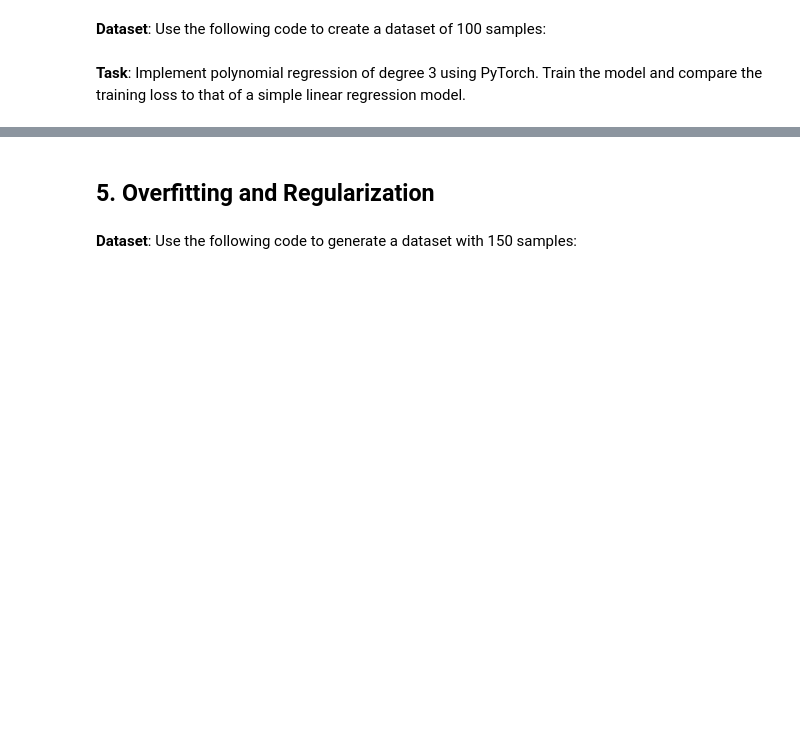
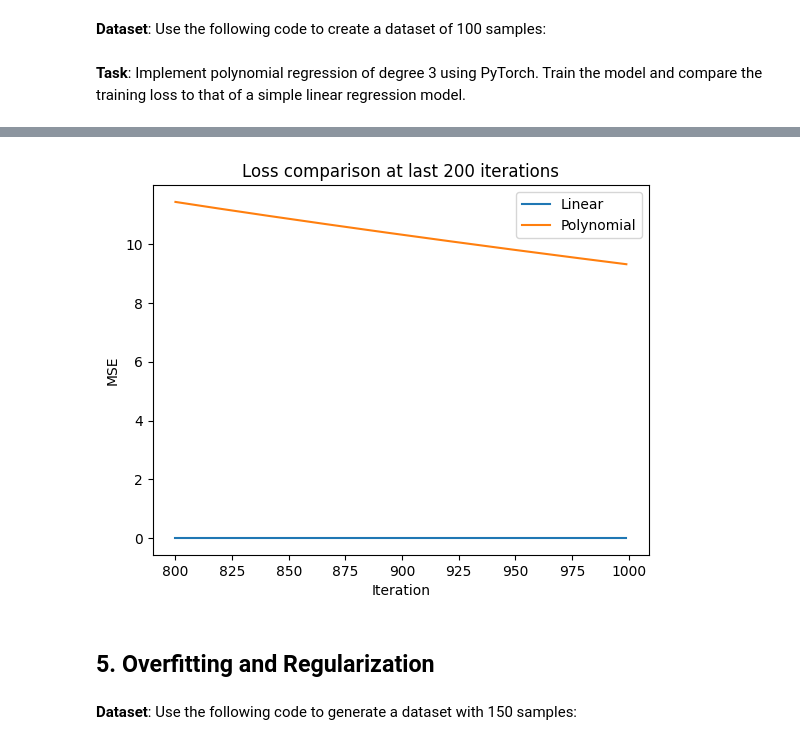
Before and after one commit to mckk12/University, a Jupyter notebook: ML/Homework2/homework_2.ipynb, the cells around one changed output, grey strips where cells are left out. Drawn from its saved outputs; the diff is of its cells as text; code cells hidden in the pictures; blank space fills up the shorter version.

```diff
--- a/ML/Homework2/homework_2.ipynb
+++ b/ML/Homework2/homework_2.ipynb
@@ -238,3 +294,14 @@ polymonialReg(X, y, 0.01, 2)
+# %%
+s = 800
+plt.plot(range(s, 1000), linearConv[s:], label='Linear')
+plt.plot(range(s, 1000), polyConv[s:], label='Polynomial')
+plt.title('Loss comparison at last 200 iterations')
+plt.xlabel('Iteration')
+plt.ylabel('MSE')
+plt.legend()
+plt.show()
+# %% [output]
+[figure, added]
 # %% [markdown]
 ## 5. Overfitting and Regularization
 # %% [markdown]
```
Also changed, not shown: parts of 12 cells of this notebook.
